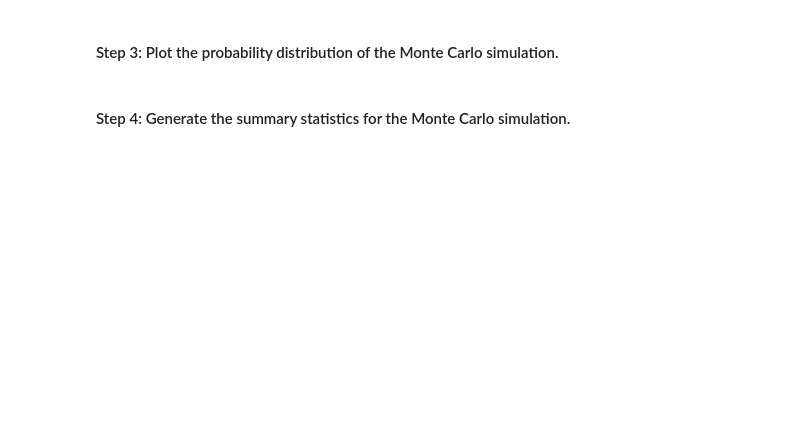
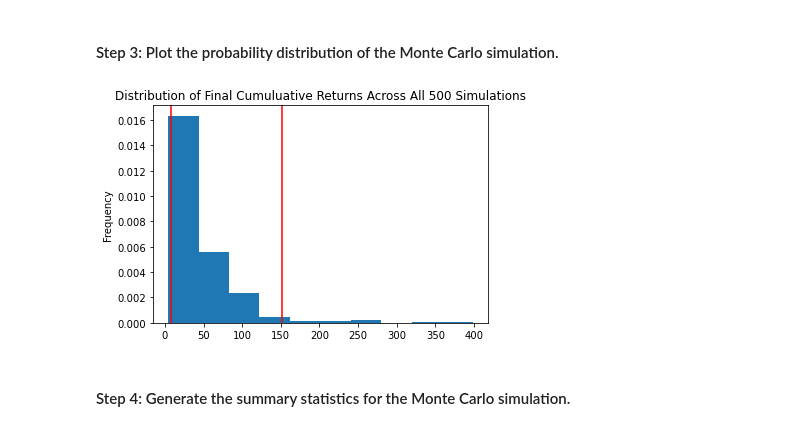
Before and after one commit to rulo96z/Financial_Simulation_APIs, a Jupyter notebook: financial_planning_tools.ipynb, the cells around one changed output. Cells and saved outputs as stored; diff of their text form; code cells hidden in the pictures; blank space fills up the shorter version.

```diff
--- a/financial_planning_tools.ipynb
+++ b/financial_planning_tools.ipynb
@@ -494,7 +534,9 @@ AttributeError: 'MCSimulation' object has no attribute 'plot'
 # %%
 # Visualize the probability distribution of the 30-year Monte Carlo simulation
 # by plotting a histogram
-# YOUR CODE HERE
+distribution_plot_thirty_year = mc_thirty_year_w60w40.plot_distribution()
+# %% [output]
+[figure, added]
 # %% [markdown]
 #### Step 4: Generate the summary statistics for the Monte Carlo simulation.
 # %%
```
Also changed, not shown: parts of 26 cells of this notebook.
